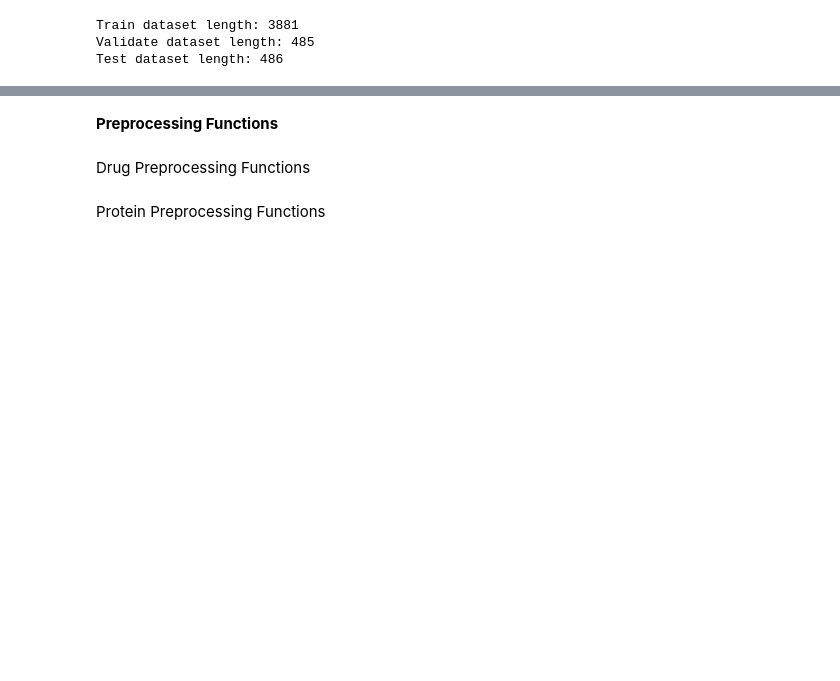
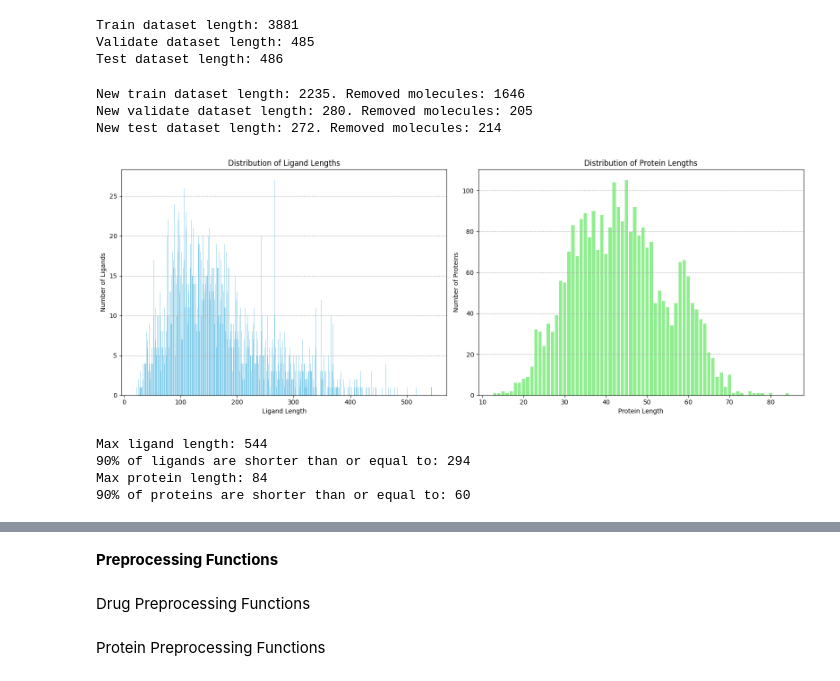
Before and after one commit to james-yu2005/Affi-NN-ity, a Jupyter notebook: PDBBindAdvancedProteinEmbeddingWMorganFingerprints.ipynb, the cells around one changed output, grey strips where cells are left out. Drawn from its saved outputs; the diff is of its cells as text; code cells hidden in the pictures; blank space fills up the shorter version.

```diff
--- a/PDBBindAdvancedProteinEmbeddingWMorganFingerprints.ipynb
+++ b/PDBBindAdvancedProteinEmbeddingWMorganFingerprints.ipynb
@@ -39,3 +43,33 @@ print(f"Train dataset length: {len(train_dataset)}\nValidate dataset length: {le
 Train dataset length: 3881
 Validate dataset length: 485
 Test dataset length: 486
+# %%
+def remove_invalid_molecules(dc_dataset, dataset_name):
+    valid_entries = []
+    removed = 0
+    for X, y, w, ids in dc_dataset.iterbatches(batch_size=1, deterministic=True):
+      ligand_path = X[0][0]
+      ligand_mol = Chem.MolFromMolFile(str(ligand_path))
+
+      if ligand_mol is None:
+        if str(dataset_name) == "train":
+          removed += 1
+        elif str(dataset_name) == "valid":
+          removed += 1
+        elif str(dataset_name) == "test":
+          removed += 1
+        continue
+
+      valid_entries.append((X, y, w, ids))
+
+    return valid_entries, removed
+
+clean_train_dataset, train_removed = remove_invalid_molecules(train_dataset, "train")
+clean_valid_dataset, valid_removed = remove_invalid_molecules(valid_dataset, "valid")
+clean_test_dataset, test_removed = remove_invalid_molecules(test_dataset, "test")
+
+print(f"New train dataset length: {len(clean_train_dataset)}. Removed molecules: {train_removed}\nNew validate dataset length: {len(clean_valid_dataset)}. Removed molecules: {valid_removed}\nNew test dataset length: {len(clean_test_dataset)}. Removed molecules: {test_removed}")
+# %% [output]
+New train dataset length: 2235. Removed molecules: 1646
+New validate dataset length: 280. Removed molecules: 205
+New test dataset length: 272. Removed molecules: 214
@@ -42,2 +109,51 @@ Test dataset length: 486
+# %%
+## Combine all ligand lengths
+all_ligand_lengths = ligand_train_length_dataset + ligand_valid_length_dataset + ligand_test_length_dataset
+ligand_length_counts = Counter(all_ligand_lengths)
+ligand_lengths = sorted(ligand_length_counts.keys())
+ligand_counts = [ligand_length_counts[length] for length in ligand_lengths]
+
+## Combine all protein lengths
+all_protein_lengths = protein_train_length_dataset + protein_valid_length_dataset + protein_test_length_dataset
+protein_length_counts = Counter(all_protein_lengths)
+protein_lengths = sorted(protein_length_counts.keys())
+protein_counts = [protein_length_counts[length] for length in protein_lengths]
+
+fig, axs = plt.subplots(1, 2, figsize=(16, 6))
+
+## Ligand plot
+axs[0].bar(ligand_lengths, ligand_counts, color='skyblue')
+axs[0].set_xlabel('Ligand Length')
+axs[0].set_ylabel('Number of Ligands')
+axs[0].set_title('Distribution of Ligand Lengths')
+axs[0].grid(axis='y', linestyle='--')
+
+## Protein plot
+axs[1].bar(protein_lengths, protein_counts, color='lightgreen')
+axs[1].set_xlabel('Protein Length')
+axs[1].set_ylabel('Number of Proteins')
+axs[1].set_title('Distribution of Protein Lengths')
+axs[1].grid(axis='y', linestyle='--')
+
+plt.tight_layout()
+plt.show()
+
+## Stats for ligand
+max_ligand = max(all_ligand_lengths)
+ligand_cutoff = int(np.percentile(all_ligand_lengths, 90))
+print(f"Max ligand length: {max_ligand}")
+print(f"90% of ligands are shorter than or equal to: {ligand_cutoff}")
+
+## Stats for protein
+max_protein = max(all_protein_lengths)
+protein_cutoff = int(np.percentile(all_protein_lengths, 90))
+print(f"Max protein length: {max_protein}")
+print(f"90% of proteins are shorter than or equal to: {protein_cutoff}")
+# %% [output]
+[figure, added]
+Max ligand length: 544
+90% of ligands are shorter than or equal to: 294
+Max protein length: 84
+90% of proteins are shorter than or equal to: 60
 # %%
 # Grab some random sample to show
```
Also changed, not shown: parts of 11 cells of this notebook.
